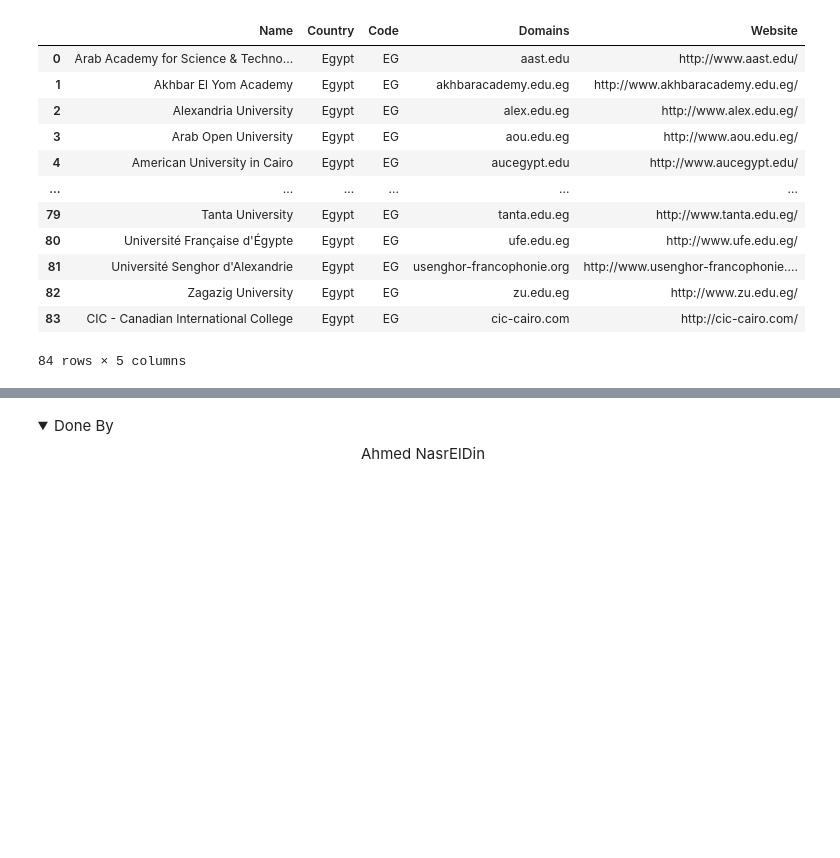
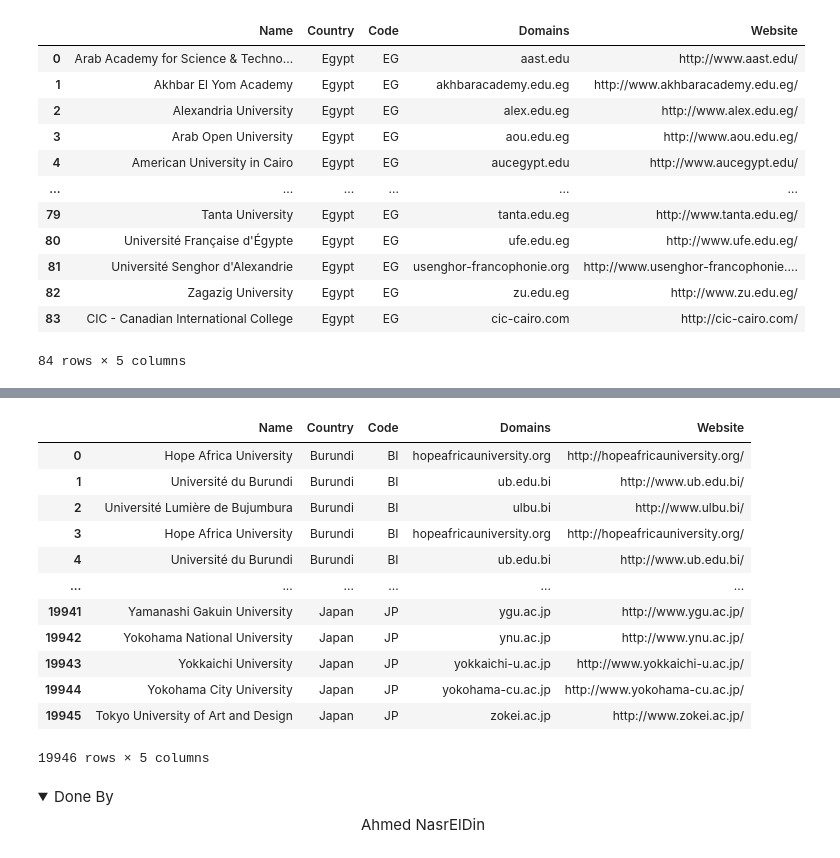
Before and after one commit to AANasr97/Basic-Python-Tasks-and-Projects, a Jupyter notebook: 06 - Data Collecting - API - JSON/06 - Data Collecting - API - JSON.ipynb, the cells around one changed output, grey strips where cells are left out. Saved outputs shown, nothing was run; the diff lists cells and outputs as text; code cells hidden in the pictures; folded sections open; blank space fills up the shorter version.

Commit message:
Gettin all countries univ.

```diff
--- a/06 - Data Collecting - API - JSON/06 - Data Collecting - API - JSON.ipynb
+++ b/06 - Data Collecting - API - JSON/06 - Data Collecting - API - JSON.ipynb
@@ -578,3 +582,60 @@ pd.read_csv('egypt_universities.csv')
+# %%
+# Send a GET request to the universities API and retrieve the response data as a JSON object
+response = requests.get('http://universities.hipolabs.com/search')
+data = response.json()
+
+# Create a set to store the country names
+countries = set()
+
+# Iterate over each university in the response data and add its country to the set of countries
+for university in data:
+    country = university['country']
+    countries.add(country)
+
+# Change the set back to a list
+countries = list(countries)
+# %%
+# Loop through each country in the set
+for country in countries:
+    # Create a URL for the universities API with the country parameter
+    url = f"http://universities.hipolabs.com/search?country={country}"
+    response = requests.get(url)
+    # If the request is successful (status code 200), extract data from the response
+    if response.status_code == 200:
+        # Convert the JSON response to a Python dictionary
+        data = response.json()
+        # save to CSV file
+        with open("World_Uni.csv", "a+", newline="") as csvfile:
+            writer = csv.writer(csvfile)
+            # Write the header row if the file is empty
+            if csvfile.tell() == 0:
+                writer.writerow(["Name", "Country", "Code", "Domains", "Website"])
+            # Loop through each university in the response data and write its details to the CSV file
+            for item in data:
+                university_name = item["name"]
+                university_country = item["country"]
+                university_alpha_two_code = item["alpha_two_code"]
+                university_domains = ", ".join(item["domains"]) if len(item["domains"]) > 0 else ""
+                university_website = item["web_pages"][0] if len(item["web_pages"]) > 0 else ""
+
+                writer.writerow([university_name, university_country, university_alpha_two_code, university_domains, university_website])
+    else:
+        print(f'{country} Have No Uni Data')
+pd.read_csv('World_Uni.csv')
+# %% [output]
+|  | Name | Country | Code | Domains | Website |
+| 0 | Hope Africa University | Burundi | BI | hopeafricauniversity.org | http://hopeafricauniversity.org/ |
+| 1 | Université du Burundi | Burundi | BI | ub.edu.bi | http://www.ub.edu.bi/ |
+| 2 | Université Lumière de Bujumbura | Burundi | BI | ulbu.bi | http://www.ulbu.bi/ |
+| 3 | Hope Africa University | Burundi | BI | hopeafricauniversity.org | http://hopeafricauniversity.org/ |
+| 4 | Université du Burundi | Burundi | BI | ub.edu.bi | http://www.ub.edu.bi/ |
+| ... | ... | ... | ... | ... | ... |
+| 19941 | Yamanashi Gakuin University | Japan | JP | ygu.ac.jp | http://www.ygu.ac.jp/ |
+| 19942 | Yokohama National University | Japan | JP | ynu.ac.jp | http://www.ynu.ac.jp/ |
+| 19943 | Yokkaichi University | Japan | JP | yokkaichi-u.ac.jp | http://www.yokkaichi-u.ac.jp/ |
+| 19944 | Yokohama City University | Japan | JP | yokohama-cu.ac.jp | http://www.yokohama-cu.ac.jp/ |
+| 19945 | Tokyo University of Art and Design | Japan | JP | zokei.ac.jp | http://www.zokei.ac.jp/ |
+19946 rows × 5 columns
 # %% [markdown]
 <details><summary>Done By</summary>
 <center> Ahmed NasrElDin </center>
```
Also changed, not shown: parts of 1 cell of this notebook, 1 other file.
